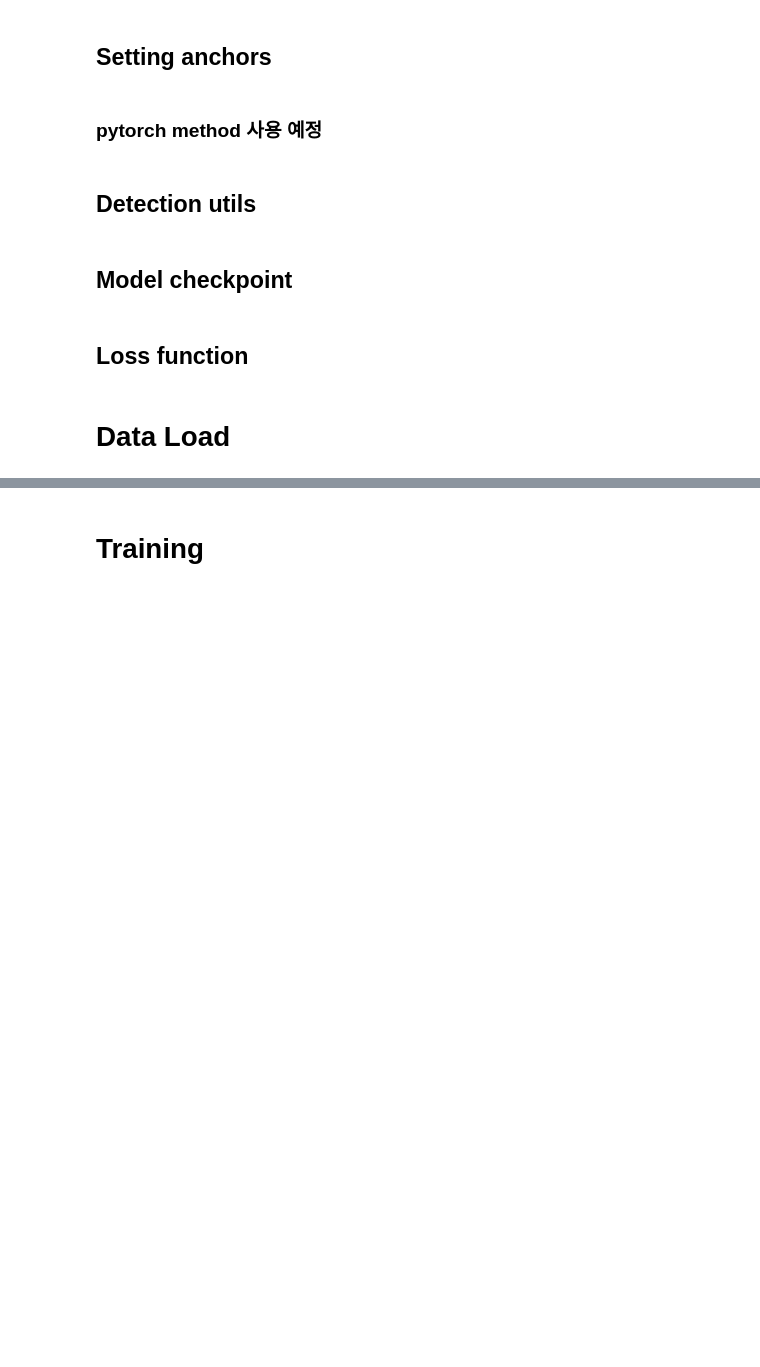
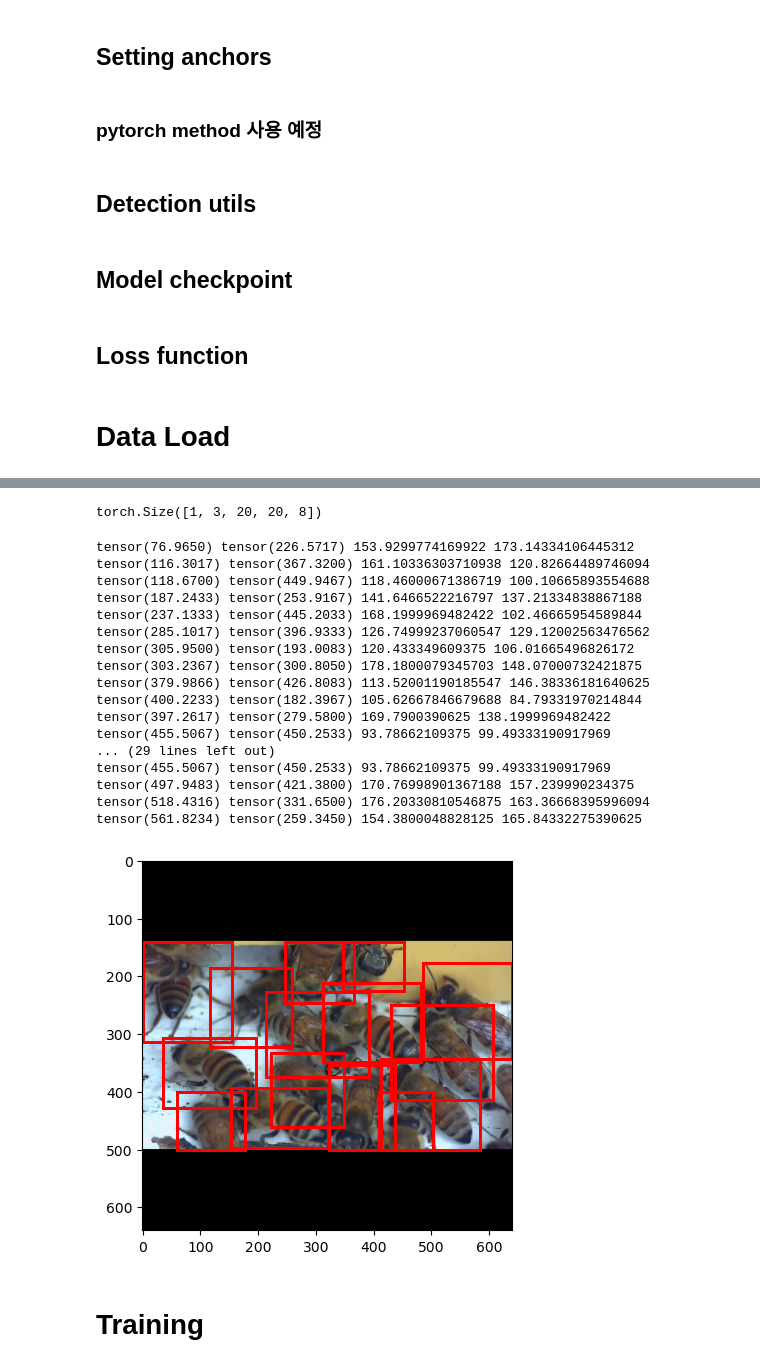
Before and after one commit to mukmukmukmuk/YOLO_v3, a Jupyter notebook: model.ipynb, the cells around one changed output, grey strips where cells are left out. Cells and saved outputs as stored; diff of their text form; code cells hidden in the pictures; blank space fills up the shorter version.

Commit message:
dataset loader test 완료

```diff
--- a/model.ipynb
+++ b/model.ipynb
@@ -32,7 +33,7 @@ ANCHORS = [
     [(0.02, 0.03), (0.04, 0.07), (0.08, 0.06)],
 ]
 NUM_CLASSES = 3
-BATCH_SIZE=32
+BATCH_SIZE=1
 LEARNING_RATE=1e-5
 EPOCHS=20
 IMAGE_SIZE=640
@@ -40,10 +41,10 @@ STRIDE=[32, 16, 8]
 WEIGHT_DECAY=0
 GRID_SIZE=[ (IMAGE_SIZE//s) for s in STRIDE]
 CLASS_LABEL=['normal','mite','virus']
-IMG_TRAIN_DIR='/kaggle/input/dr-bee/images/train'
-LABEL_TRAIN_DIR='/kaggle/input/dr-bee/labels/train'
-IMG_TEST_DIR='/kaggle/input/dr-bee/images/test'
-LABEL_TEST_DIR='/kaggle/input/dr-bee/labels/test'
+IMG_TRAIN_DIR='./kaggle/input/dr-bee/images/train'
+LABEL_TRAIN_DIR='./kaggle/input/dr-bee/labels/train'
+IMG_TEST_DIR='./kaggle/input/dr-bee/images/test'
+LABEL_TEST_DIR='./kaggle/input/dr-bee/labels/test'
 # %% [markdown]
 # Model Architecture
 # %% [markdown]
@@ -577,7 +578,7 @@ class YoloDataset(Dataset):
         bboxes = np.roll(np.loadtxt(fname=label_path, delimiter=" ", ndmin=2),shift=-1, axis=1).tolist()
 
         # 이미지 로드
-        img_path = os.path.join(self.img_dir, image_id)
+        img_path = os.path.join(self.img_dir, f"{image_id}.jpg")
         image = np.array(Image.open(img_path).convert("RGB"))
 
         # 이미지 변환 적용
@@ -636,6 +635,6 @@ NameError: name 'Dataset' is not defined
 # %%
 # 데이터셋 객체 생성
-dataset = YoloDataset(csv_file=LABEL_TRAIN_DIR, img_dir=IMG_TRAIN_DIR, transform=train_transform)
+dataset = YoloDataset(label_dir=LABEL_TRAIN_DIR, img_dir=IMG_TRAIN_DIR, transform=train_transform)
 
 # DataLoader 생성
 dataloader = DataLoader(dataset, batch_size=BATCH_SIZE, shuffle=True)
@@ -643,0 +643,5 @@ NameError: name 'YoloDataset' is not defined
+# %%
+import matplotlib.pyplot as plt
+import matplotlib.patches as patches
+data_iter = iter(dataloader)
+image, targets = next(data_iter)
@@ -644,3 +652,62 @@ NameError: name 'YoloDataset' is not defined
+# %%
+targets[0].size()
+# %% [output]
+torch.Size([1, 3, 20, 20, 8])
+# %%
+def plot_image_with_boxes(image, targets, anchors, grid_size, batch_index:int=0,image_size=640,):
+    """
+    이미지와 바운딩 박스를 시각화
+    """
+    fig, ax = plt.subplots(1)
+    ax.imshow(image.permute(1, 2, 0))  # (C, H, W) -> (H, W, C)
+    # 각 스케일에서 타겟 박스 그리기
+    for scale_idx in range(len(grid_size)):
+        target=targets[scale_idx][batch_index]
+        stride = image_size // grid_size[scale_idx]
+
+        # 타겟에서 활성화된 박스만 가져오기
+        active_boxes = torch.nonzero(target[..., 0])  # Confidence가 1인 경우
+        for box in active_boxes:
+            anchor_idx, grid_x, grid_y = box[:3]  # 앵커, 그리드 좌표 추출
+
+            cx, cy, w, h = target[anchor_idx, grid_x, grid_y, 1:5]  # 바운딩 박스 정보
+
+            # 실제 이미지 좌표로 변환
+            cx = (grid_x + cx.item()) * stride
+            cy = (grid_y + cy.item()) * stride
+            w = w.item() * stride
+            h = h.item() * stride
+
+            print(cx, cy, w, h)
+            # 바운딩 박스 그리기
+            rect = patches.Rectangle(
+                (cx - w / 2, cy - h / 2), w, h,
+                linewidth=2, edgecolor="r", facecolor="none"
+            )
+            ax.add_patch(rect)
+        plt.savefig(f"plot_{scale_idx}.png")
+
+# 이미지와 바운딩 박스 시각화
+plot_image_with_boxes(image[0], targets, anchors=dataset.anchors, grid_size=dataset.grid_size)
+# %% [output]
+tensor(76.9650) tensor(226.5717) 153.9299774169922 173.14334106445312
+tensor(116.3017) tensor(367.3200) 161.10336303710938 120.82664489746094
+tensor(118.6700) tensor(449.9467) 118.46000671386719 100.10665893554688
+tensor(187.2433) tensor(253.9167) 141.6466522216797 137.21334838867188
+tensor(237.1333) tensor(445.2033) 168.1999969482422 102.46665954589844
+tensor(285.1017) tensor(396.9333) 126.74999237060547 129.12002563476562
+tensor(305.9500) tensor(193.0083) 120.433349609375 106.01665496826172
+tensor(303.2367) tensor(300.8050) 178.1800079345703 148.07000732421875
+tensor(379.9866) tensor(426.8083) 113.52001190185547 146.38336181640625
+tensor(400.2233) tensor(182.3967) 105.62667846679688 84.79331970214844
+tensor(397.2617) tensor(279.5800) 169.7900390625 138.1999969482422
+tensor(455.5067) tensor(450.2533) 93.78662109375 99.49333190917969
+... (29 lines left out)
+tensor(455.5067) tensor(450.2533) 93.78662109375 99.49333190917969
+tensor(497.9483) tensor(421.3800) 170.76998901367188 157.239990234375
+tensor(518.4316) tensor(331.6500) 176.20330810546875 163.36668395996094
+tensor(561.8234) tensor(259.3450) 154.3800048828125 165.84332275390625
+[figure, added]
 # %% [markdown]
 # Training
 # %%
```
Also changed, not shown: parts of 6 cells of this notebook, 1 other file.
